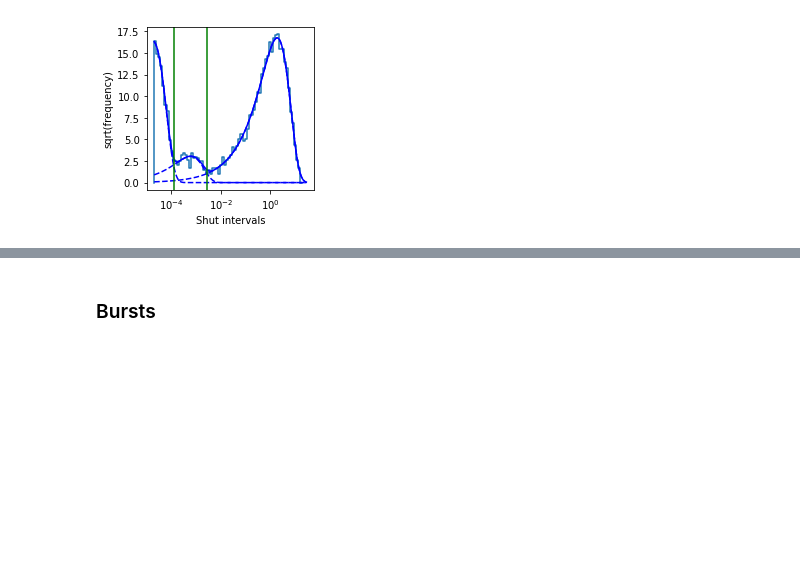
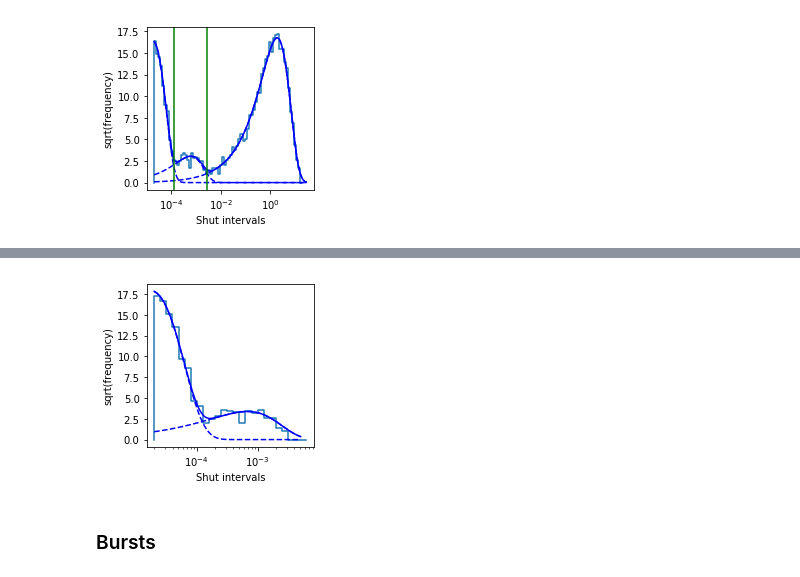
Before and after one commit to remislp/EKDIST, a Jupyter notebook: EKDIST_example.ipynb, the cells around one changed output, grey strips where cells are left out. Drawn from its saved outputs; the diff is of its cells as text; code cells hidden in the pictures; blank space fills up the shorter version.

```diff
--- a/EKDIST_example.ipynb
+++ b/EKDIST_example.ipynb
@@ -154,0 +160,4 @@ fig = ekplot.histogram_xlog_ysqrt_data(shut_periods, rec.tres,
+# %%
+tau2a, area2a = [2e-5, 1e-3], [0.5]
+result2a = eklib.fit_exponentials(tau2a, area2a, short_shuttings)
+eklib.print_exps(result2a.x, short_shuttings)
@@ -155,3 +178,7 @@ fig = ekplot.histogram_xlog_ysqrt_data(shut_periods, rec.tres,
+# %%
+fig = ekplot.histogram_xlog_ysqrt_data(short_shuttings, rec.tres, fitpars=result2a.x, xlabel='Shut intervals')
+# %% [output]
+[figure, added]
 # %% [markdown]
 ### Bursts
 # %%
```
Also changed, not shown: parts of 4 cells of this notebook, 3 other files.
